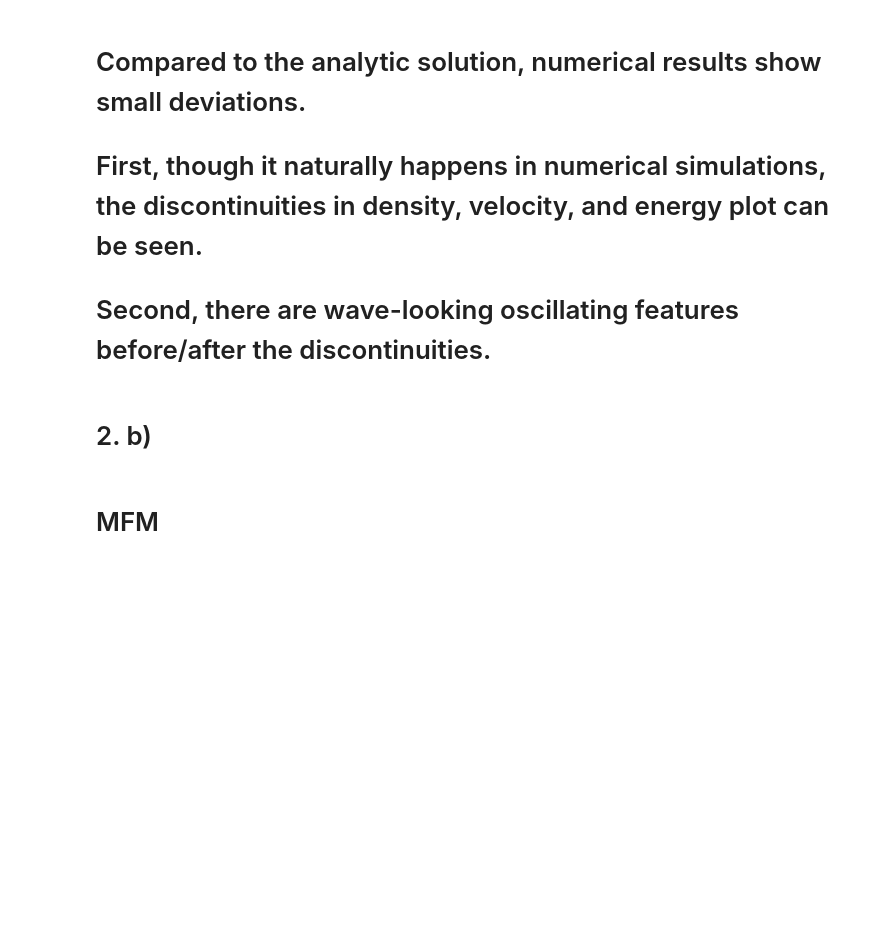
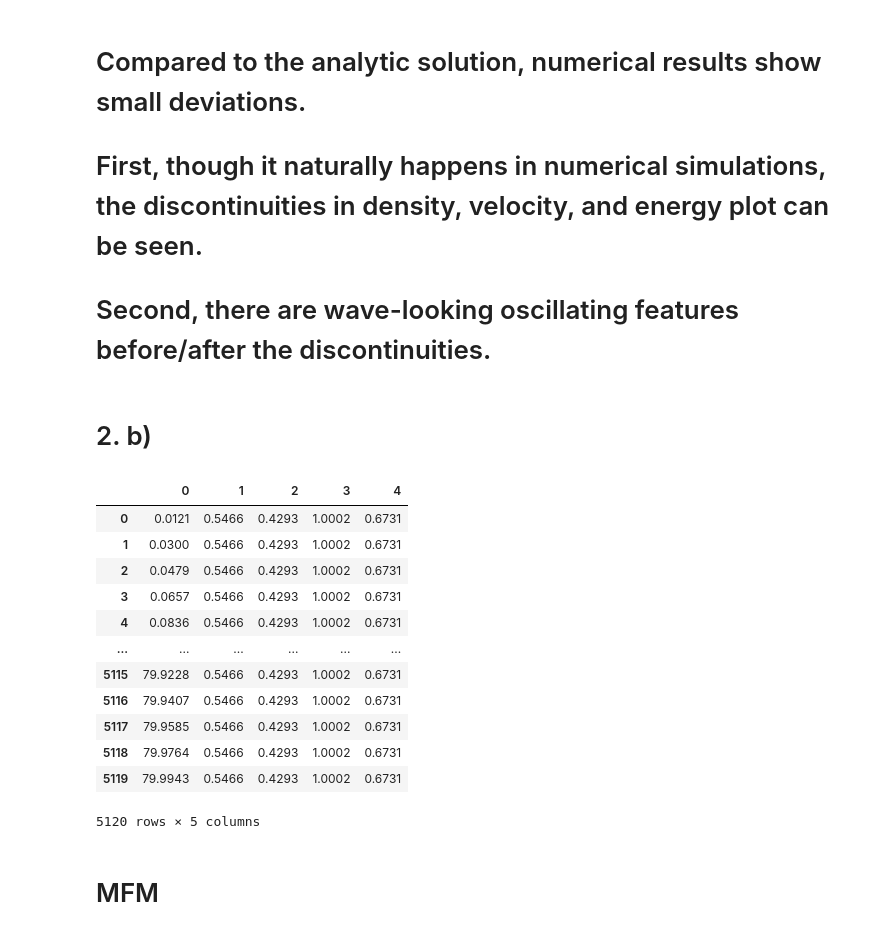
Before and after one commit to Joohyun-Lee/Spring22-Comp-Astrophysics, a Jupyter notebook: HW6/HW6.ipynb, the cells around one changed output. Saved outputs shown, nothing was run; the diff lists cells and outputs as text; code cells hidden in the pictures; blank space fills up the shorter version.

```diff
--- a/HW6/HW6.ipynb
+++ b/HW6/HW6.ipynb
@@ -44,3 +44,20 @@ from yt.utilities.physical_constants import mp, G, kb, c
 # Second, there are wave-looking oscillating features before/after the discontinuities.
 # %% [markdown]
 # 2. b)
+# %%
+df=pd.read_csv('shocktube_exact.txt',header=None,skiprows=10,sep='\s+')
+df
+# %% [output]
+|  | 0 | 1 | 2 | 3 | 4 |
+| 0 | 0.0121 | 0.5466 | 0.4293 | 1.0002 | 0.6731 |
+| 1 | 0.0300 | 0.5466 | 0.4293 | 1.0002 | 0.6731 |
+| 2 | 0.0479 | 0.5466 | 0.4293 | 1.0002 | 0.6731 |
+| 3 | 0.0657 | 0.5466 | 0.4293 | 1.0002 | 0.6731 |
+| 4 | 0.0836 | 0.5466 | 0.4293 | 1.0002 | 0.6731 |
+| ... | ... | ... | ... | ... | ... |
+| 5115 | 79.9228 | 0.5466 | 0.4293 | 1.0002 | 0.6731 |
+| 5116 | 79.9407 | 0.5466 | 0.4293 | 1.0002 | 0.6731 |
+| 5117 | 79.9585 | 0.5466 | 0.4293 | 1.0002 | 0.6731 |
+| 5118 | 79.9764 | 0.5466 | 0.4293 | 1.0002 | 0.6731 |
+| 5119 | 79.9943 | 0.5466 | 0.4293 | 1.0002 | 0.6731 |
+5120 rows × 5 columns
```
Also changed, not shown: parts of 7 cells of this notebook.
